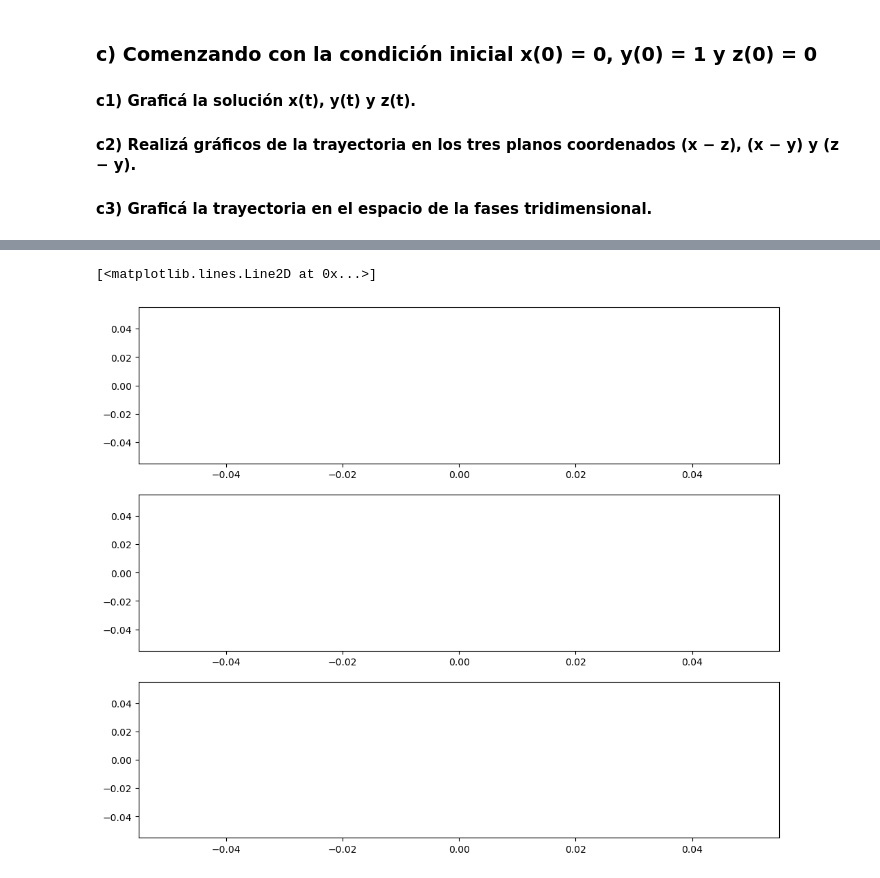
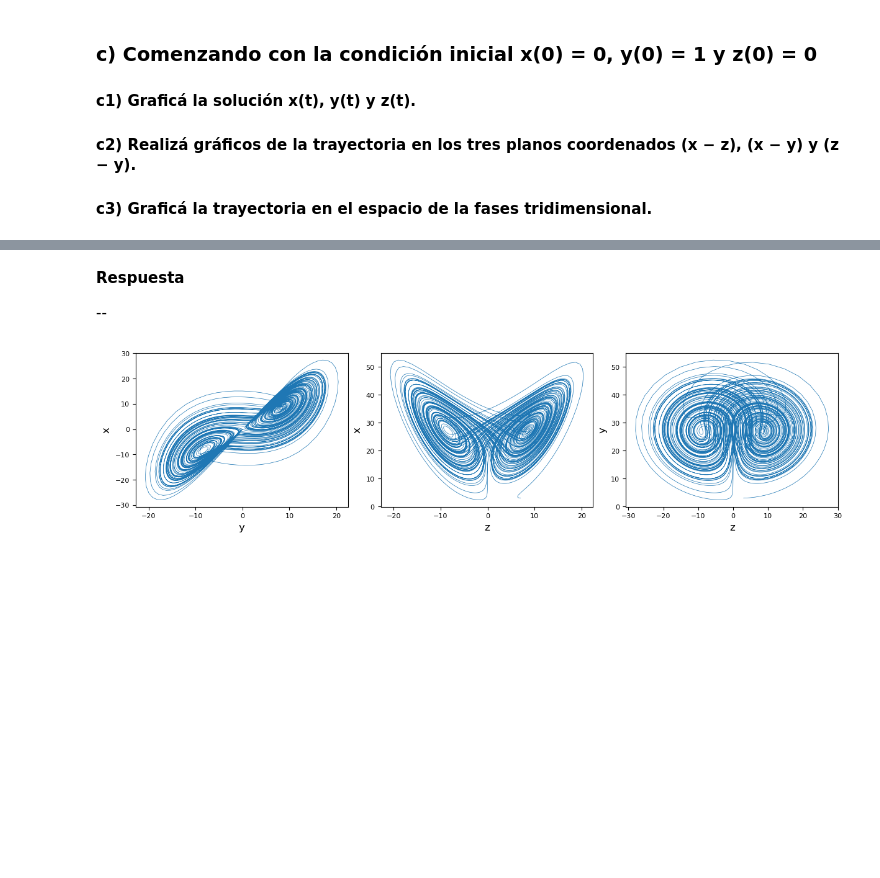
Before and after one commit to francobarrionuevoenv21/MAIE_devs_pub, a Jupyter notebook: MetodosNumericos/TPE2_EDOs3D/BarrionuevoFranco_TPE2.ipynb, the cells around one changed output, grey strips where cells are left out. Saved outputs shown, nothing was run; the diff lists cells and outputs as text; code cells hidden in the pictures; blank space fills up the shorter version.

```diff
--- a/MetodosNumericos/TPE2_EDOs3D/BarrionuevoFranco_TPE2.ipynb
+++ b/MetodosNumericos/TPE2_EDOs3D/BarrionuevoFranco_TPE2.ipynb
@@ -91,7 +92,7 @@ def dzdt(t, x1, x2, x3):
 # %%
 # Define initial conditions
 X10 = 0
-X20 = 0
+X20 = 1
 X30 = 0
 
 # Define Euler parameters values
@@ -107,11 +110,15 @@ t, x1, x2, x3 = euler_solver_3d(dxdt, dydt, dzdt,
 # %%
-# Plot euler solver results (X1, X2 & X3 phases map)
+# Plot euler solver results (X1, X2 & X3 vs time phases map)
+fig, ax = plt.subplots(3, 1, figsize=(8, 6), sharex = True)
 
-## Define a delta for initial conditions
+ax[0].plot(t, x1, lw = 0.8)
+ax[1].plot(t, x2, lw = 0.8)
+ax[2].plot(t, x3, lw = 0.8)
 
-fig, ax = plt.subplots(3, 1, figsize=(12, 10))
+for i, l in enumerate(['x', 'y', 'z']):
+    ax[i].set_ylabel(f'{l}(t)', fontsize = 12)
+    ax[i].tick_params(axis='y', labelsize=8)
 
-ax[0].plot(t, x1)
-ax[1].plot(t, x2)
-ax[2].plot(t, x3)
+ax[2].set_xlabel(f't', fontsize = 12)
+ax[2].tick_params(axis='x', labelsize=8)
 # %% [output]
@@ -120,9 +126,21 @@ ax[2].plot(t, x3)
+# %% [markdown]
+**Respuesta**
+
+--
 # %%
-fig, ax = plt.subplots(3, 1, figsize=(12, 10))
+fig, ax = plt.subplots(1, 3, figsize=(12, 3), layout='constrained')
 
-ax[0].plot(x1, x2)
-ax[1].plot(x1, x3)
-ax[2].plot(x2, x3)
+ax[0].plot(x1, x2, lw = 0.5)
+ax[1].plot(x1, x3, lw = 0.5)
+ax[2].plot(x2, x3, lw = 0.5)
+
+list_axis = [('x', 'y'), ('x', 'z'), ('y', 'z')]
+
+for i, xs in enumerate(list_axis):
+    ax[i].set_ylabel(xs[0], fontsize = 12)
+    ax[i].tick_params(axis='y', labelsize=8)
+
+    ax[i].set_xlabel(xs[1], fontsize = 12)
+    ax[i].tick_params(axis='x', labelsize=8)
 # %% [output]
-[<matplotlib.lines.Line2D at 0x...>]
-[figure, old version]
+[figure, new version]
```
Also changed, not shown: parts of 16 cells of this notebook, 1 other file.
